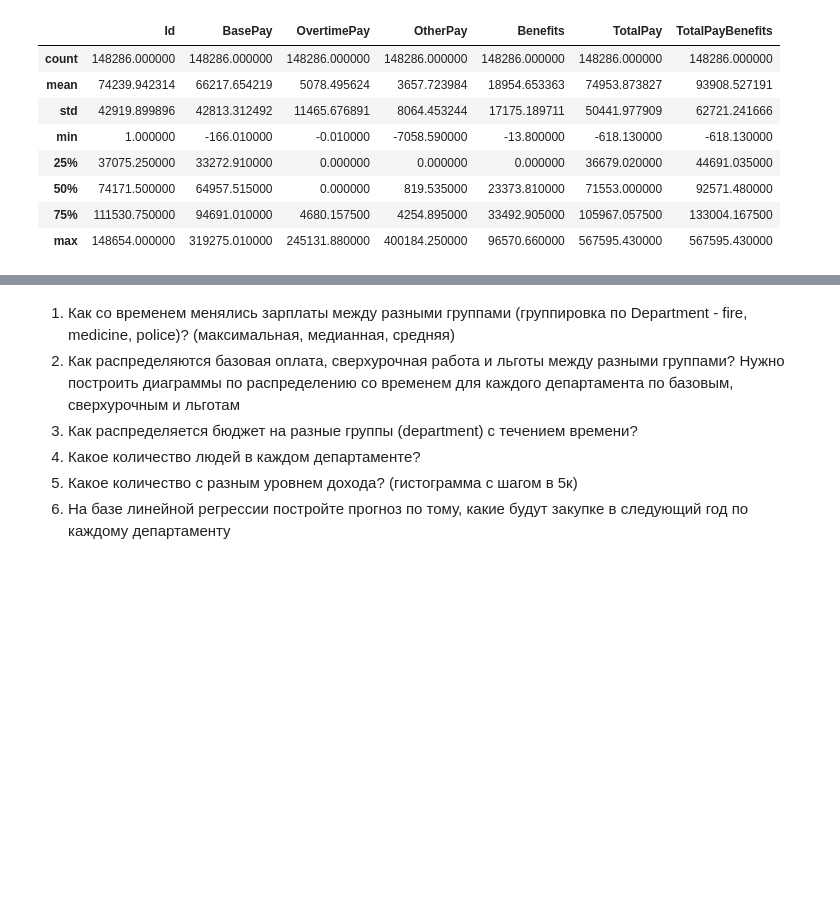
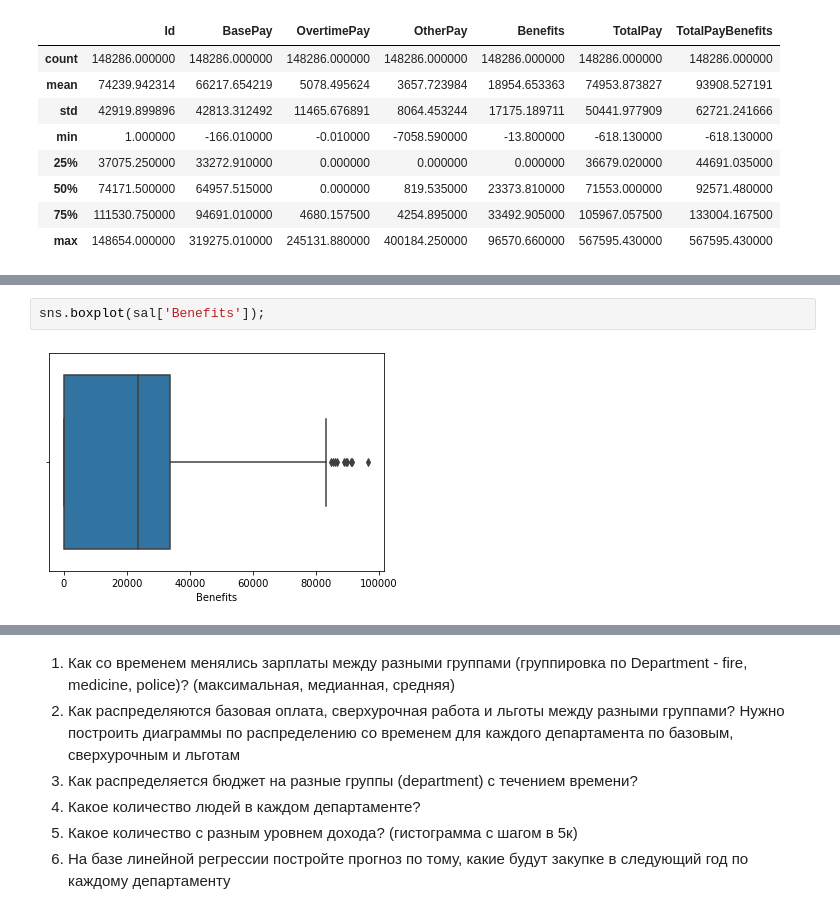
Before and after one commit to savitskaya-om/python, a Jupyter notebook: project/PROJECT.ipynb, the cells around one changed output, grey strips where cells are left out. Saved outputs shown, nothing was run; the diff lists cells and outputs as text; blank space fills up the shorter version.

```diff
--- a/project/PROJECT.ipynb
+++ b/project/PROJECT.ipynb
@@ -162,3 +186,7 @@ sal[['BasePay', 'OvertimePay', 'OtherPay']] = sal[['BasePay', 'OvertimePay', 'Ot
+# %%
+sns.boxplot(sal['Benefits']);
+# %% [output]
+[figure, added]
 # %%
 plt.hist(sal.Benefits,  facecolor='blue', alpha=0.5)
 plt.show()
```
Also changed, not shown: parts of 8 cells of this notebook.
